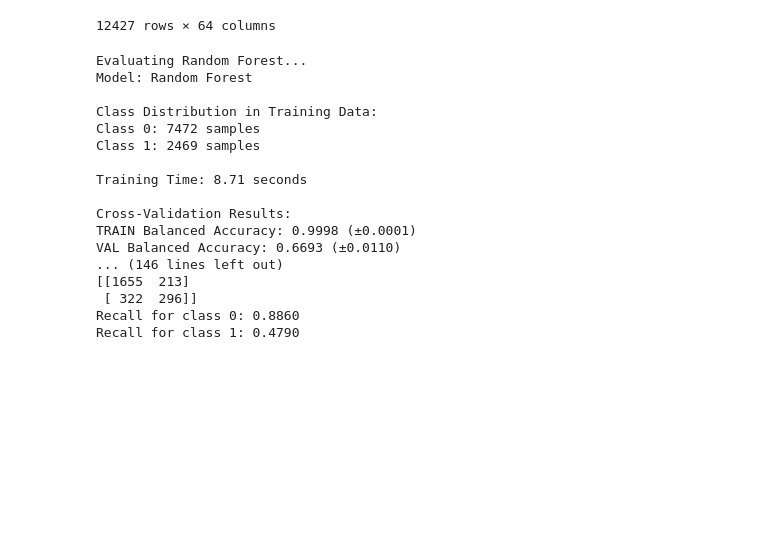
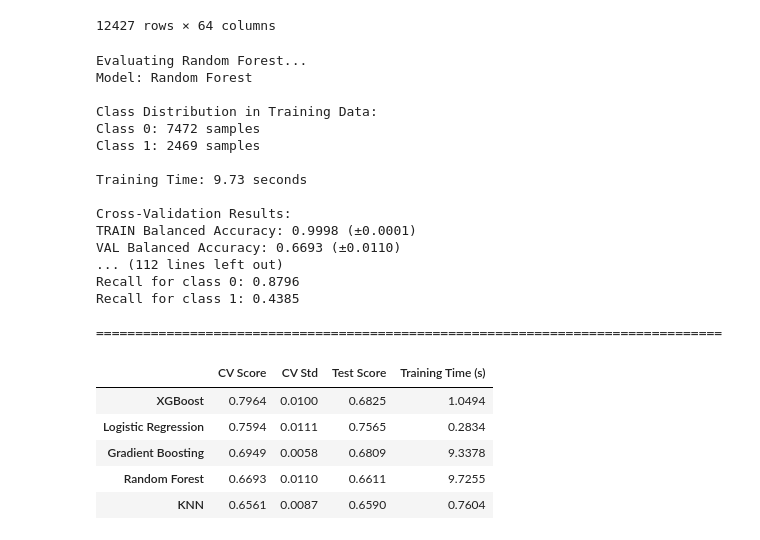
Before and after one commit to zegri1/ML_course, a Jupyter notebook: toma_project/classif.ipynb, the cells around one changed output. Saved outputs shown, nothing was run; the diff lists cells and outputs as text; code cells hidden in the pictures; blank space fills up the shorter version.

```diff
--- a/toma_project/classif.ipynb
+++ b/toma_project/classif.ipynb
@@ -641,16 +641,6 @@ for name, results in all_results.items():
 if model_metrics:
     comparison_df = pd.DataFrame(model_metrics).T.round(4)
     comparison_df = comparison_df.sort_values('CV Score', ascending=False)
-
-    print("\nModel Comparison:")
-    print(comparison_df)
-
-    best_model_name = comparison_df.index[0]
-    print(f"\nBest performing model: {best_model_name}")
-    print("\nDetailed results for best model:")
-    print(format_results(all_results[best_model_name]))
-else:
-    print("No models were successfully evaluated")
 # %% [output]
 Evaluating Random Forest...
 Model: Random Forest
@@ -659,14 +649,24 @@ Class Distribution in Training Data:
 Class 0: 7472 samples
 Class 1: 2469 samples
 
-Training Time: 8.71 seconds
+Training Time: 9.73 seconds
 
 Cross-Validation Results:
 TRAIN Balanced Accuracy: 0.9998 (±0.0001)
 VAL Balanced Accuracy: 0.6693 (±0.0110)
-... (146 lines left out)
-[[1655  213]
- [ 322  296]]
-Recall for class 0: 0.8860
-Recall for class 1: 0.4790
+... (112 lines left out)
+Recall for class 0: 0.8796
+Recall for class 1: 0.4385
+
+================================================================================
+# %%
+grouping_df = comparison_df.copy()
+grouping_df
+# %% [output]
+|  | CV Score | CV Std | Test Score | Training Time (s) |
+| XGBoost | 0.7964 | 0.0100 | 0.6825 | 1.0494 |
+| Logistic Regression | 0.7594 | 0.0111 | 0.7565 | 0.2834 |
+| Gradient Boosting | 0.6949 | 0.0058 | 0.6809 | 9.3378 |
+| Random Forest | 0.6693 | 0.0110 | 0.6611 | 9.7255 |
+| KNN | 0.6561 | 0.0087 | 0.6590 | 0.7604 |
 # %%
```
Also changed, not shown: parts of 2 cells of this notebook.
